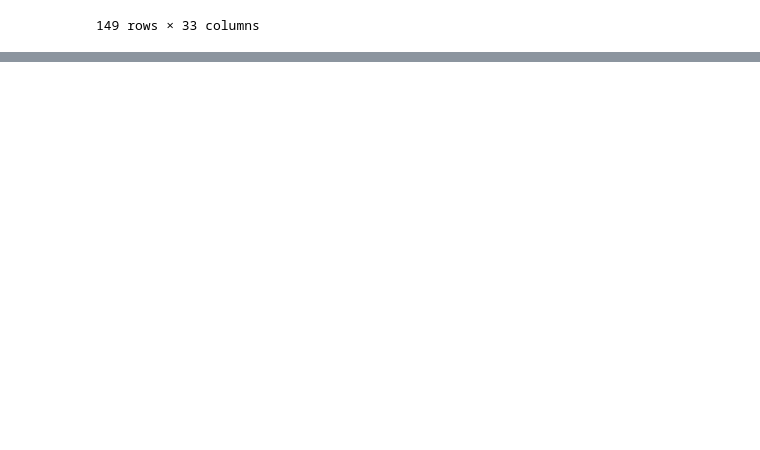
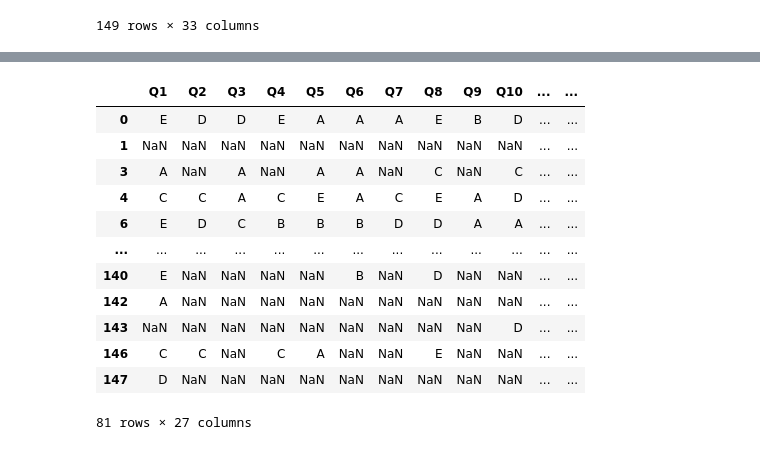
Before and after one commit to sgb7/Data_Analysis, a Jupyter notebook: Python, Assignment 3/Assignment 3, Data Analysis.ipynb, the cells around one changed output, grey strips where cells are left out. Saved outputs shown, nothing was run; the diff lists cells and outputs as text; code cells hidden in the pictures; blank space fills up the shorter version.

```diff
--- a/Python, Assignment 3/Assignment 3, Data Analysis.ipynb
+++ b/Python, Assignment 3/Assignment 3, Data Analysis.ipynb
@@ -106,3 +108,8 @@ df
 # %%
 # Get rid of question answer columns, so you just have all columns before PercentGrade to work with, and don't
 # have to worry about all the blanks in answers. Replace question columns with a singular, new column: test grade.
+# %%
+temp = df[df.Test != 'Post']
+temp2 = df[df.Test != 'Pre']
+
+temp
@@ -108,0 +146,21 @@ df
+# %%
+#test_answers = df.loc["0":"9", "Q1":"Q26"]
+
+pre_test_answers = temp.loc["0":"9", "Q1":"Q27"]
+post_test_answers = temp2.loc["0":"9", "Q1":"Q27"]
+
+pre_test_answers
+# %% [output]
+|  | Q1 | Q2 | Q3 | Q4 | Q5 | Q6 | Q7 | Q8 | Q9 | Q10 | ... | ... |
+| 0 | E | D | D | E | A | A | A | E | B | D | ... | ... |
+| 1 | NaN | NaN | NaN | NaN | NaN | NaN | NaN | NaN | NaN | NaN | ... | ... |
+| 3 | A | NaN | A | NaN | A | A | NaN | C | NaN | C | ... | ... |
+| 4 | C | C | A | C | E | A | C | E | A | D | ... | ... |
+| 6 | E | D | C | B | B | B | D | D | A | A | ... | ... |
+| ... | ... | ... | ... | ... | ... | ... | ... | ... | ... | ... | ... | ... |
+| 140 | E | NaN | NaN | NaN | NaN | B | NaN | D | NaN | NaN | ... | ... |
+| 142 | A | NaN | NaN | NaN | NaN | NaN | NaN | NaN | NaN | NaN | ... | ... |
+| 143 | NaN | NaN | NaN | NaN | NaN | NaN | NaN | NaN | NaN | D | ... | ... |
+| 146 | C | C | NaN | C | A | NaN | NaN | E | NaN | NaN | ... | ... |
+| 147 | D | NaN | NaN | NaN | NaN | NaN | NaN | NaN | NaN | NaN | ... | ... |
+81 rows × 27 columns
```
Also changed, not shown: parts of 6 cells of this notebook.
